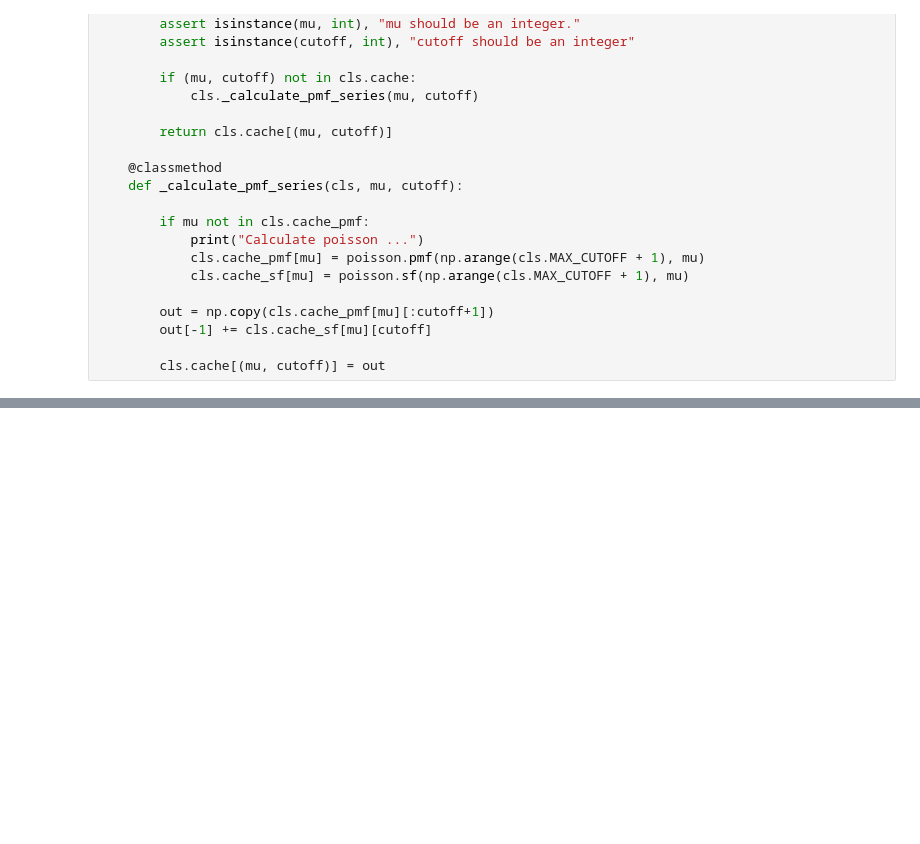
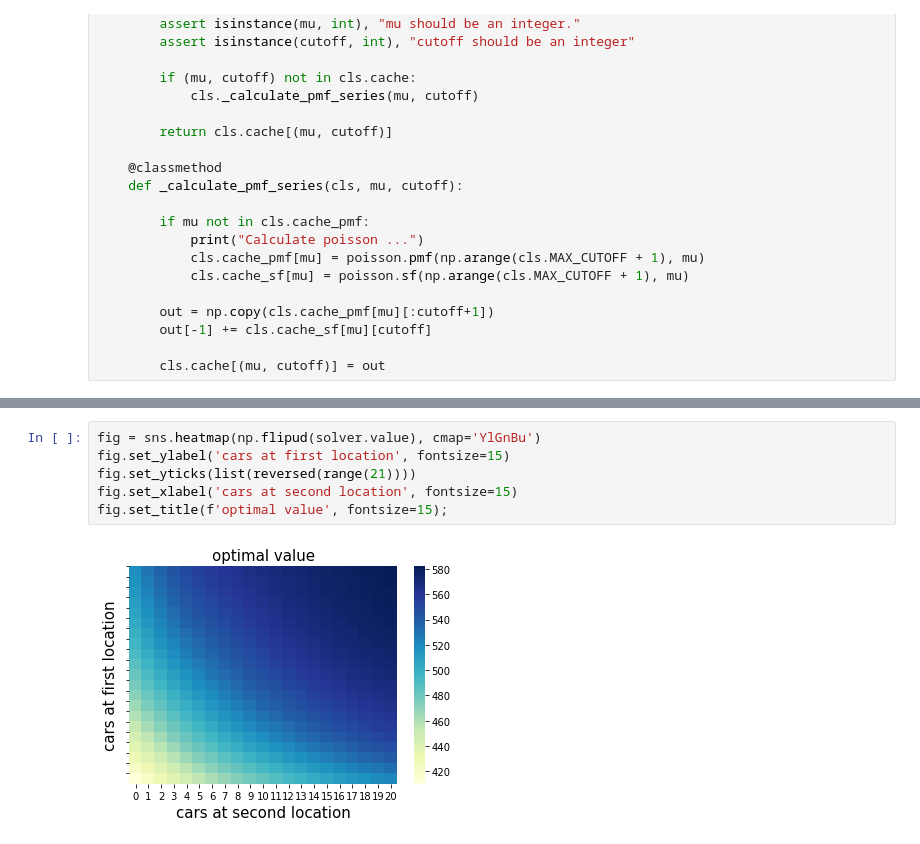
Before and after one commit to pacardo-games-production/Data-Analysis-and-Decision-Support-Systems, a Jupyter notebook: car_rental/rl_lab4.ipynb, the cells around one changed output, grey strips where cells are left out. Cells and saved outputs as stored; diff of their text form; blank space fills up the shorter version.

```diff
--- a/car_rental/rl_lab4.ipynb
+++ b/car_rental/rl_lab4.ipynb
@@ -247,0 +240,8 @@ for i in range(len(res)-1):
+# %%
+fig = sns.heatmap(np.flipud(solver.value), cmap='YlGnBu')
+fig.set_ylabel('cars at first location', fontsize=15)
+fig.set_yticks(list(reversed(range(21))))
+fig.set_xlabel('cars at second location', fontsize=15)
+fig.set_title(f'optimal value', fontsize=15);
+# %% [output]
+[figure, added]
```
Also changed, not shown: parts of 3 cells of this notebook.
